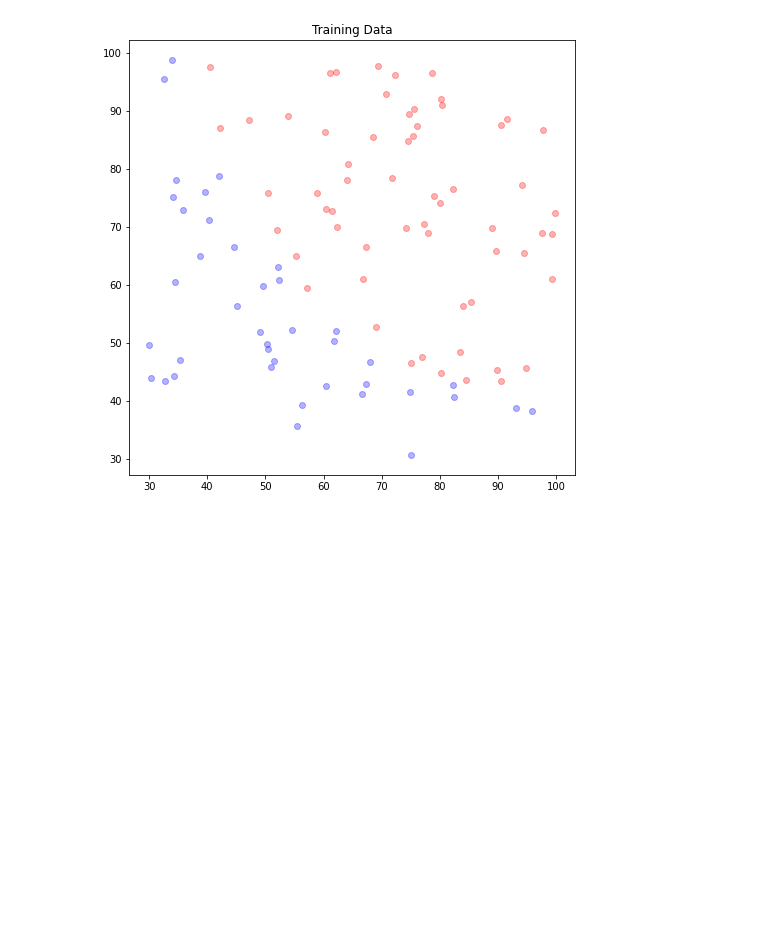
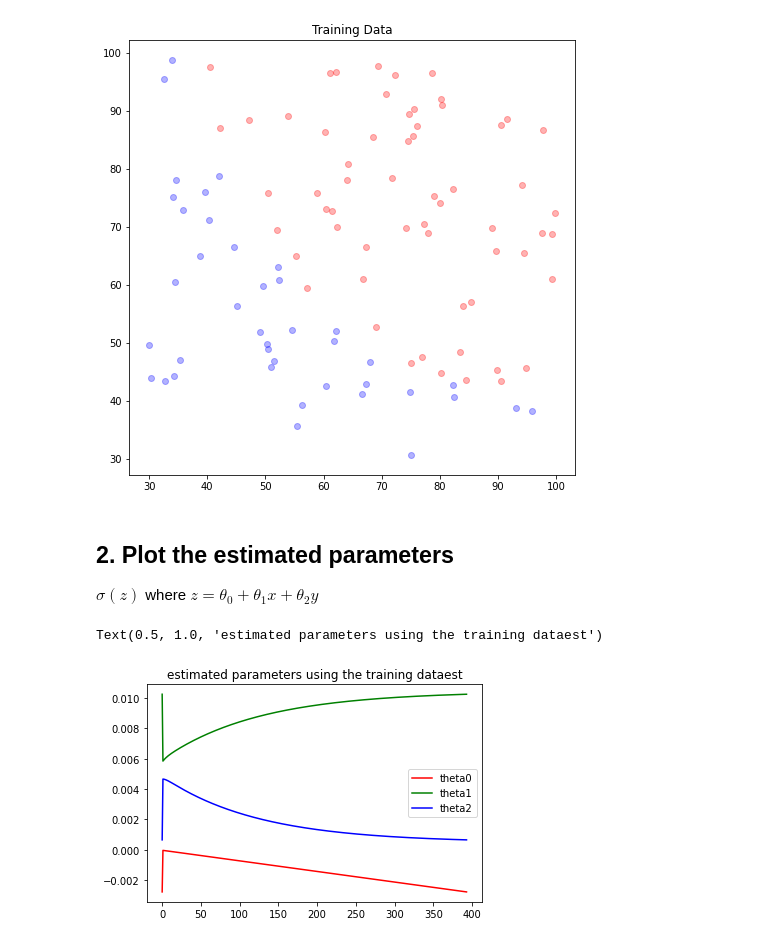
Before and after one commit to fxnnxc/class-MachineLearning, a Jupyter notebook: Assignment05.ipynb, the cells around one changed output. Cells and saved outputs as stored; diff of their text form; code cells hidden in the pictures; blank space fills up the shorter version.

Commit message:
Assignment05 Plot the estimated parameters

```diff
--- a/Assignment05.ipynb
+++ b/Assignment05.ipynb
@@ -31,3 +31,7 @@ plt.title('Training Data')
 plt.show()
 # %% [output]
 [figure]
+# %% [markdown]
+## 2. Plot the estimated parameters
+
+$σ(z)$ where $z= \theta_0 + \theta_1 x + \theta_2 y$
@@ -33,0 +52,36 @@ plt.show()
+# %%
+# Define Hyperparameters
+lr = 0.0001
+theta = [0,0,0]
+# %%
+# Training
+J  = loss(theta[0],theta[1],theta[2],data)
+THETA = [theta]
+LOSS = [J]
+
+while True:
+  temp = J
+  M = len(data)
+  # Update Theta
+  t0,t1,t2 = theta
+  theta[0] =theta[0] - lr* sum([sigmoid(t0+t1*d[0]+t2*d[1]) - d[2] for d in data])/M
+  theta[1] =theta[1] - lr* sum([(sigmoid(t0+t1*d[0]+t2*d[1]) - d[2])*d[0] for d in data])/M
+  theta[2] =theta[2] - lr* sum([(sigmoid(t0+t1*d[0]+t2*d[1]) - d[2])*d[1] for d in data])/M
+  THETA.append([theta[0], theta[1],theta[2]]) # Store Theta
+
+  # Update and Store Loss
+  J = loss(theta[0], theta[1], theta[2], data)
+  LOSS.append(J)
+  if abs(t0-theta[0])  + abs(t1-theta[1]) + abs(t2-theta[2])  <0.00001: # Convergence
+    break
+# %%
+import matplotlib.pyplot as plt
+
+colors = ['red', 'green', 'blue']
+for i in range(3): # 색깔별로 출력
+  plt.plot([THETA[j][i] for j in range(len(THETA))], c=colors[i])
+plt.legend(['theta0', 'theta1', 'theta2'])
+plt.title('estimated parameters using the training dataest')
+# %% [output]
+Text(0.5, 1.0, 'estimated parameters using the training dataest')
+[figure, added]
```
Also changed, not shown: parts of 1 cell of this notebook.
